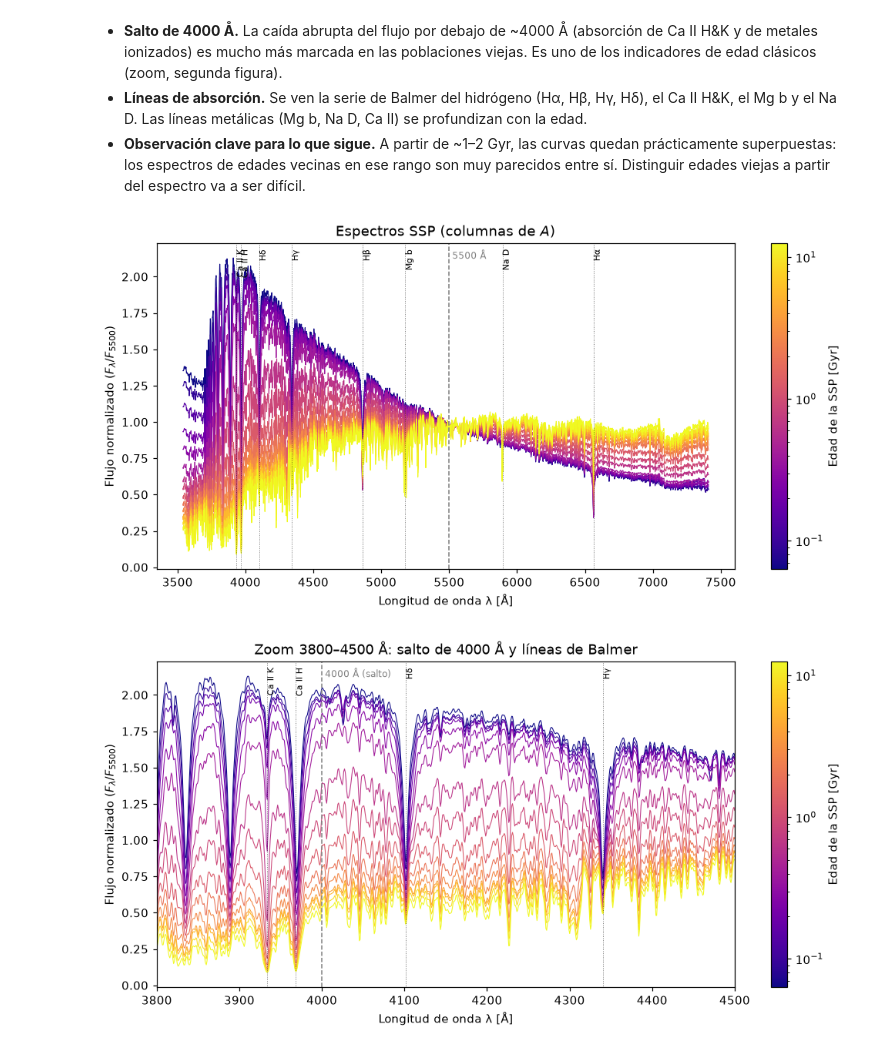
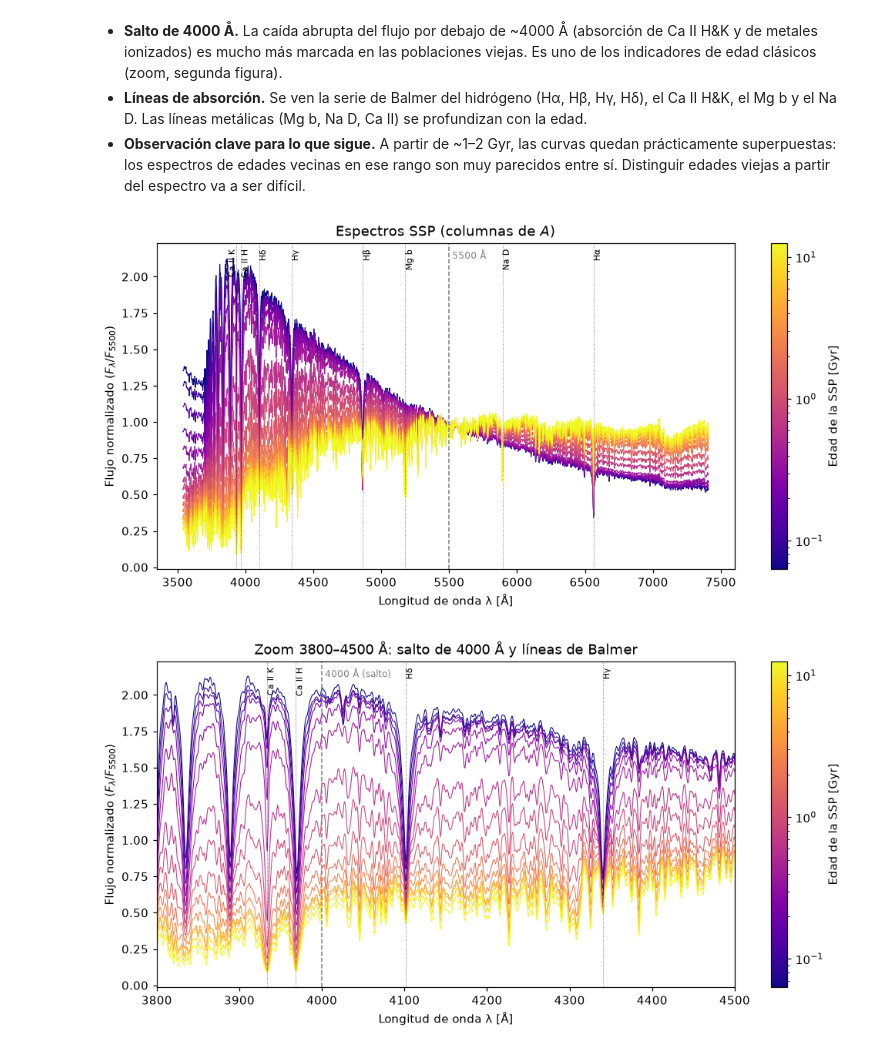
Before and after one commit to emalincic/TP2---M-todos-Num-ricos, a Jupyter notebook: Ej1_Exploracion/ej1.ipynb, the cells around one changed output. Drawn from its saved outputs; the diff is of its cells as text; code cells hidden in the pictures.

```diff
--- a/Ej1_Exploracion/ej1.ipynb
+++ b/Ej1_Exploracion/ej1.ipynb
@@ -100,35 +100,37 @@ lineas = {
     "Hγ": 4340.5,
     "Hβ": 4861.3,
     "Mg b": 5175,
     "Na D": 5893,
     "Hα": 6562.8,
 }
 
 fig, ax = plt.subplots(figsize=(11, 5))
 # Cada columna j de A es el espectro de una edad, así que grafico A[:, j] contra λ
 for j in range(A.shape[1]):
     ax.plot(lam, A[:, j], color=cmap(norm(edades[j])), linewidth=0.7)
 
 sm = plt.cm.ScalarMappable(cmap=cmap, norm=norm)
 sm.set_array([])
 cbar = fig.colorbar(sm, ax=ax)
 cbar.set_label("Edad de la SSP [Gyr]")
 
 ax.axvline(5500, color="gray", linestyle="--", linewidth=1)
 ax.text(5500, 0.98, " 5500 Å", color="gray", fontsize=8, ha="left", va="top",
         transform=ax.get_xaxis_transform())
 for nombre, longitud in lineas.items():
     ax.axvline(longitud, color="k", linestyle=":", linewidth=0.6, alpha=0.6)
-    ax.text(longitud, 0.98, nombre, rotation=90, fontsize=7, ha="left", va="top",
+    # Ca II K y Ca II H están a 35 Å: pongo la K a la izquierda de su línea para que no se pisen
+    lado = "right" if nombre == "Ca II K" else "left"
+    ax.text(longitud, 0.98, nombre, rotation=90, fontsize=7, ha=lado, va="top",
             transform=ax.get_xaxis_transform())
 
 ax.set_xlabel("Longitud de onda λ [Å]")
 ax.set_ylabel(r"Flujo normalizado ($F_\lambda / F_{5500}$)")
 ax.set_title("Espectros SSP (columnas de $A$)")
 fig.savefig(FIG / "01_ssp_espectros.png")
 plt.show()
 # %% [output]
-[figure, old version]
+[figure, new version]
 # %%
 mascara = (lam >= 3800) & (lam <= 4500)
 
```
Also changed, not shown: parts of 3 cells of this notebook, 6 other files.
